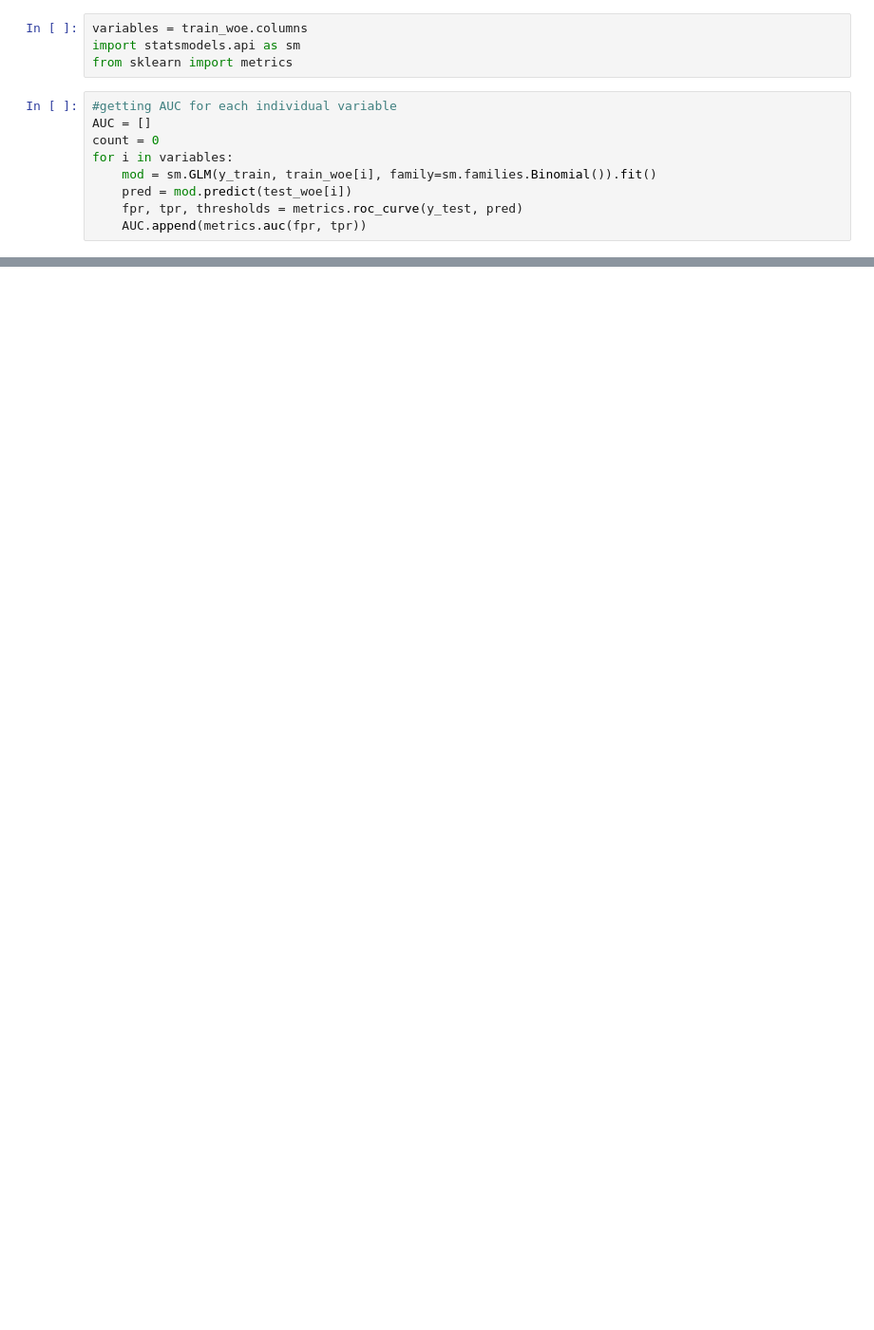
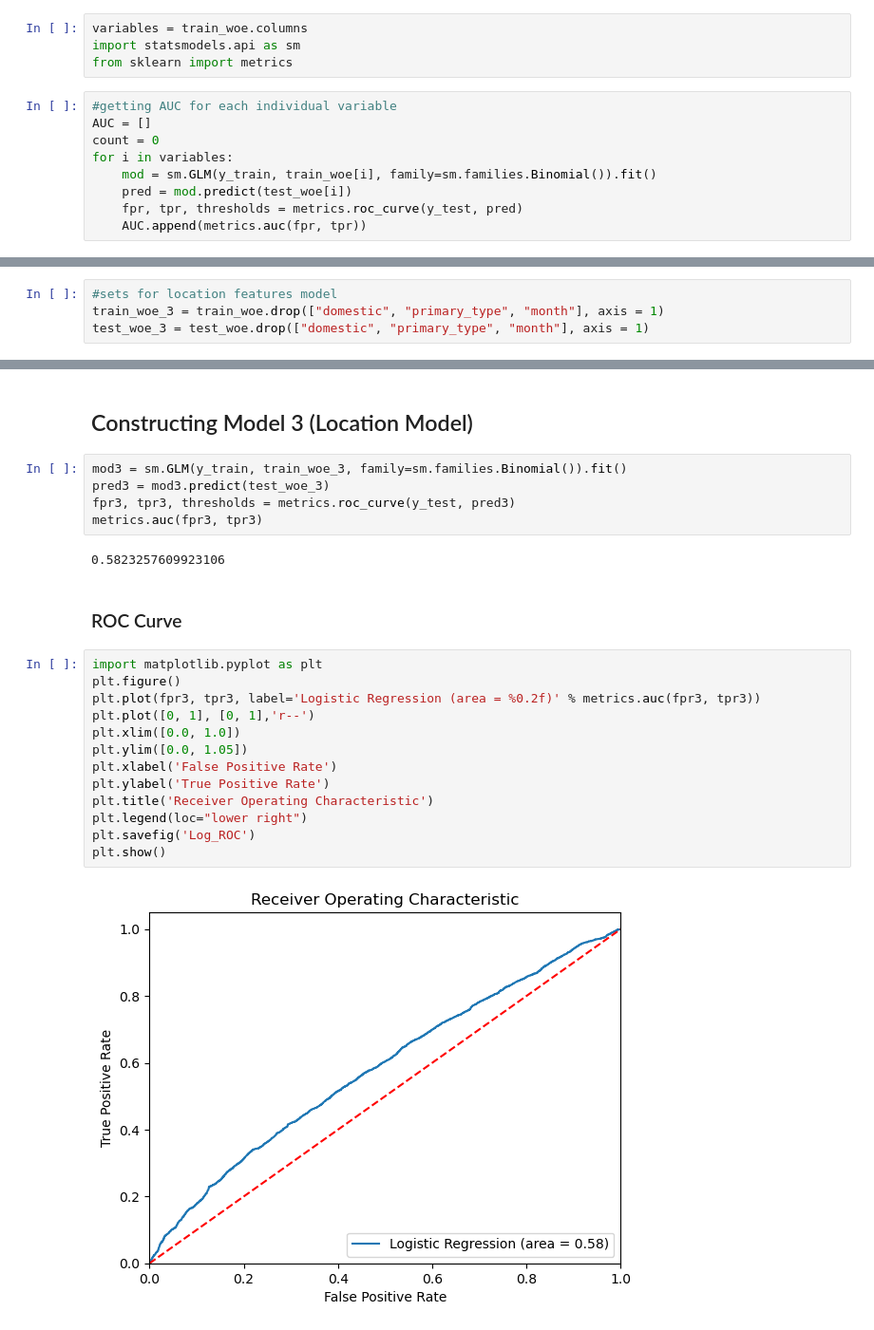
Before and after one commit to chriistinahu/STAT_430_PDS_Project, a Jupyter notebook: ModelingWork.ipynb, the cells around one changed output, grey strips where cells are left out. Shown: that part at 95% size. Cells and saved outputs as stored; diff of their text form; blank space fills up the shorter version.

```diff
--- a/ModelingWork.ipynb
+++ b/ModelingWork.ipynb
@@ -490,0 +432,4 @@ dtype: int64
+# %%
+#sets for location features model
+train_woe_3 = train_woe.drop(["domestic", "primary_type", "month"], axis = 1)
+test_woe_3 = test_woe.drop(["domestic", "primary_type", "month"], axis = 1)
@@ -490,0 +524,26 @@ dtype: int64
+# %% [markdown]
+## Constructing Model 3 (Location Model)
+# %%
+mod3 = sm.GLM(y_train, train_woe_3, family=sm.families.Binomial()).fit()
+pred3 = mod3.predict(test_woe_3)
+fpr3, tpr3, thresholds = metrics.roc_curve(y_test, pred3)
+metrics.auc(fpr3, tpr3)
+# %% [output]
+0.5823257609923106
+# %% [markdown]
+### ROC Curve
+# %%
+import matplotlib.pyplot as plt
+plt.figure()
+plt.plot(fpr3, tpr3, label='Logistic Regression (area = %0.2f)' % metrics.auc(fpr3, tpr3))
+plt.plot([0, 1], [0, 1],'r--')
+plt.xlim([0.0, 1.0])
+plt.ylim([0.0, 1.05])
+plt.xlabel('False Positive Rate')
+plt.ylabel('True Positive Rate')
+plt.title('Receiver Operating Characteristic')
+plt.legend(loc="lower right")
+plt.savefig('Log_ROC')
+plt.show()
+# %% [output]
+[figure, added]
```
Also changed, not shown: parts of 44 cells of this notebook.
